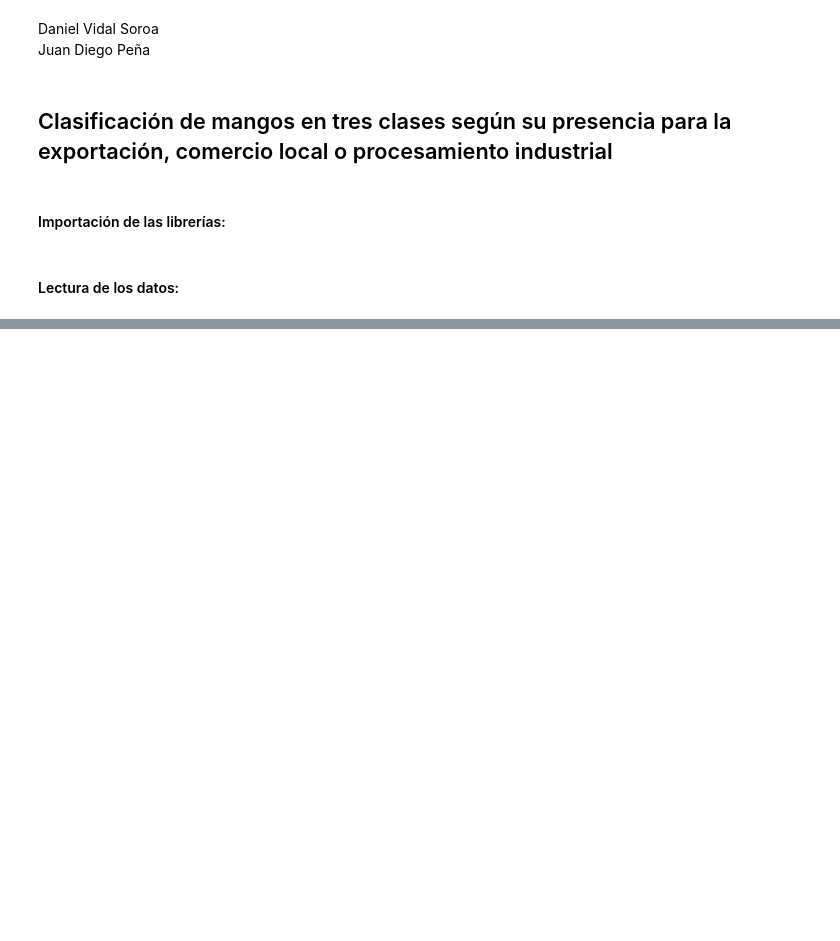
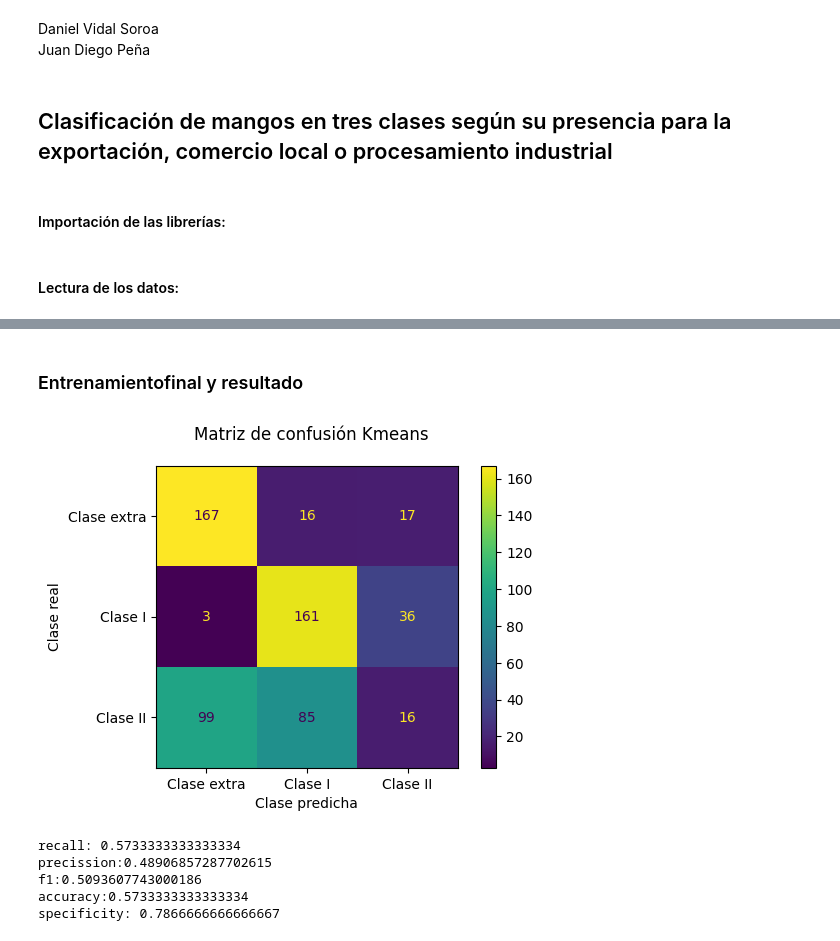
Before and after one commit to vidaldani/MangoGrading, a Jupyter notebook: Clustering.ipynb, the cells around one changed output, grey strips where cells are left out. Drawn from its saved outputs; the diff is of its cells as text; code cells hidden in the pictures; blank space fills up the shorter version.

```diff
--- a/Clustering.ipynb
+++ b/Clustering.ipynb
@@ -229,0 +282,56 @@ append_data_to_excel(excel_name, df)
+# %% [markdown]
+### Entrenamientofinal y resultado
+# %%
+#Entrenamiento con modelo final y resultados
+Clases=['Clase extra','Clase I','Clase II']
+if cluster_method == "kmeans":
+    clustering = KMeans(n_clusters=3,algorithm="full",init="random")
+    clustering.fit(img_features)
+    y_pred=clustering.labels_
+    disp = ConfusionMatrixDisplay.from_predictions(y_pred=y_pred,y_true=t,display_labels=Clases)
+    disp.figure_.suptitle("Matriz de confusión Kmeans")                                           # Añade un título a la figura de la matriz de confusión
+    disp.figure_.set_dpi(100)                                                                                  # Establece el tamaño de la figura
+    plt.xlabel("Clase predicha")
+    plt.ylabel("Clase real")
+
+elif cluster_method == "spectral":
+    clustering=SpectralClustering(n_clusters=3,assign_labels="discretize",eigen_solver="lobpcg")
+    clustering.fit(img_features)
+    y_pred=clustering.labels_
+    disp = ConfusionMatrixDisplay.from_predictions(y_pred=y_pred,y_true=t,display_labels=Clases)
+    disp.figure_.suptitle("Matriz de confusión Spectral clustering ")                                           # Añade un título a la figura de la matriz de confusión
+    disp.figure_.set_dpi(100)                                                                                  # Establece el tamaño de la figura
+    plt.xlabel("Clase predicha")
+    plt.ylabel("Clase real")
+elif cluster_method == "decision_tree":
+    clustering=AgglomerativeClustering(n_clusters=3,linkage="complete",affinity="manhattan")
+    clustering.fit(img_features)
+    y_pred=clustering.labels_
+    disp = ConfusionMatrixDisplay.from_predictions(y_pred=y_pred,y_true=t,display_labels=Clases)
+    disp.figure_.suptitle("Matriz de confusión Decision tree")                                           # Añade un título a la figura de la matriz de confusión
+    disp.figure_.set_dpi(100)                                                                                  # Establece el tamaño de la figura
+    plt.xlabel("Clase predicha")
+    plt.ylabel("Clase real")
+# %% [output]
+[figure, added]
+# %%
+mcm = multilabel_confusion_matrix(t, y_pred)
+tn = mcm[:, 0, 0]
+tp = mcm[:, 1, 1]
+fn = mcm[:, 1, 0]
+fp = mcm[:, 0, 1]
+
+specificity_score = tn / (tn + fp)
+
+print("recall: "+str(recall_score(t,y_pred,average='macro')))
+print("precission:"+str(precision_score(t,y_pred,average='macro')))
+print("f1:"+str(f1_score(t,y_pred,average='macro')))
+print("accuracy:"+str(accuracy_score(t,y_pred)))
+# print("roc_auc:"+str(roc_auc_score(t,clustering.predict_proba(x_val),multi_class='ovr')))
+print("specificity: "+ str(np.mean(specificity_score)))
+# %% [output]
+recall: 0.5733333333333334
+precission:0.48906857287702615
+f1:0.5093607743000186
+accuracy:0.5733333333333334
+specificity: 0.7866666666666667
```
Also changed, not shown: parts of 6 cells of this notebook, 9 other files.
